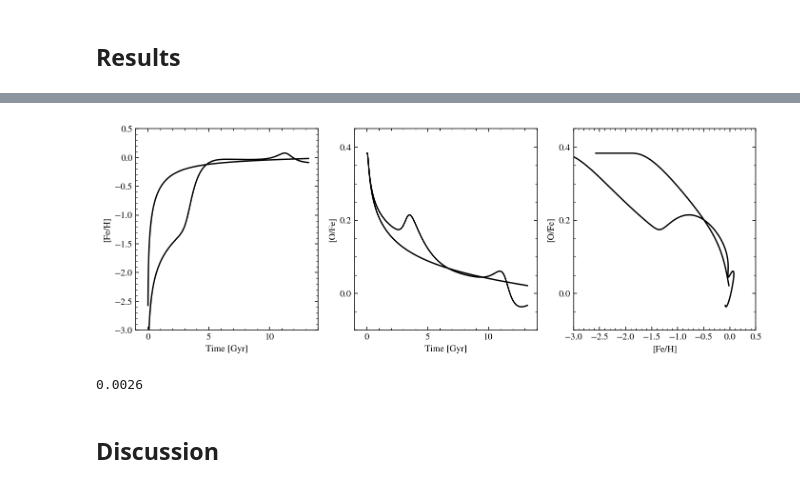
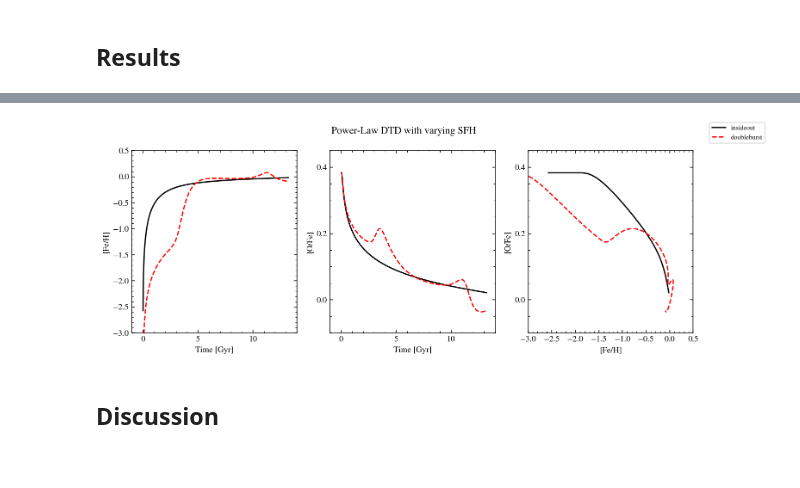
Before and after one commit to lodubay/galactic-dtd, a Jupyter notebook: notebooks/one_zone_degeneracy.ipynb, the cells around one changed output, grey strips where cells are left out. Drawn from its saved outputs; the diff is of its cells as text; code cells hidden in the pictures.

Commit message:
slight modification to inside-out ifr

```diff
--- a/notebooks/one_zone_degeneracy.ipynb
+++ b/notebooks/one_zone_degeneracy.ipynb
@@ -148,6 +234,11 @@ params = dict(
 
 # Adjust Johnson+Weinberg 2020 yields
 vice.yields.ccsne.settings['fe'] = 0.0014
+vice.yields.ccsne.settings['o'] = 0.015
+vice.yields.ccsne.settings['sr'] = 3.5e-8
+vice.yields.sneia.settings['fe'] = 0.0017
+vice.yields.sneia.settings['o'] = 0
+vice.yields.sneia.settings['sr'] = 0
 
 dtds = [plaw, plaw_steep, plaw_broken, exp, exp_long, bimodal]
 
@@ -262,0 +419,9 @@ def tri_plot(tlim=(-1, 14), felim=(-2, 0.5), olim=(-0.1, 0.45), alpha_tracer='O'
+# %%
+fig, axs = tri_track_axes(felim=(-2, 0.25), olim=(-0.05, 0.45))
+sfh = 'insideout'
+dtds = [plaw, plaw_steep, plaw_broken, exp, exp_long, bimodal]
+for dtd in dtds:
+    plot_tracks(ax, sfh, dtd['name'], c=dtd['color'], ls=dtd['line'], label=dtd['label'])
+axs[0].legend(fontsize=10, frameon=False)
+fig.suptitle('Varying DTD with Inside-Out SFH')
+plt.show()
@@ -262,0 +452,14 @@ def tri_plot(tlim=(-1, 14), felim=(-2, 0.5), olim=(-0.1, 0.45), alpha_tracer='O'
+# %%
+fig, axs = tri_track_axes(felim=(-2, 0.25), olim=(-0.05, 0.45))
+sfhs = [inside_out, exp_ifr, const, ifr_burst]
+dtd = 'powerlaw'
+for sfh in sfhs:
+    c = sfh['color']
+    ls = sfh['line']
+    history = vice.history(os.path.join('..', 'src', 'data', 'one_zone_outputs', sfh['name'], dtd))
+    axs[0].plot(history['time'], history['[fe/h]'], color=c, linestyle=ls, label=sfh['label'])
+    axs[1].plot(history['time'], history['[o/fe]'], color=c, linestyle=ls)
+    axs[2].plot(history['[fe/h]'], history['[o/fe]'], color=c, linestyle=ls)
+axs[0].legend(fontsize=10, frameon=False)
+fig.suptitle('Varying IFR with Power-Law DTD')
+plt.show()
@@ -263,22 +468,18 @@ def tri_plot(tlim=(-1, 14), felim=(-2, 0.5), olim=(-0.1, 0.45), alpha_tracer='O'
 # %%
-fig, axs = tri_plot(felim=(-3, 0.5))
+fig, axs = tri_track_axes(felim=(-3, 0.5))
 sfhs = ['insideout', 'doubleburst']
-dtd = 'powerlaw'
-c = 'k'
-for sfh in sfhs:
-    ls = '-'
+dtds = ['powerlaw', 'powerlaw']
+colors = ['k', 'r']
+linestyles = ['-', '--']
+for sfh, dtd, c, ls in zip(sfhs, dtds, colors, linestyles):
     history = vice.history(os.path.join('..', 'src', 'data', 'one_zone_outputs', sfh, dtd))
     axs[0].plot(history['time'], history['[fe/h]'], color=c, linestyle=ls, label=sfh)
     axs[1].plot(history['time'], history['[o/fe]'], color=c, linestyle=ls)
     axs[2].plot(history['[fe/h]'], history['[o/fe]'], color=c, linestyle=ls)
-# fig.legend()
-# fig.suptitle('Power-Law DTD with varying SFH')
+fig.legend()
+fig.suptitle('Power-Law DTD with varying SFH')
 plt.show()
 # %% [output]
-[figure, old version]
+[figure, new version]
-# %%
-vice.yields.ccsne.settings['mg']
-# %% [output]
-0.0026
 # %% [markdown]
 ## Discussion
```
Also changed, not shown: parts of 13 cells of this notebook, 1 other file.
